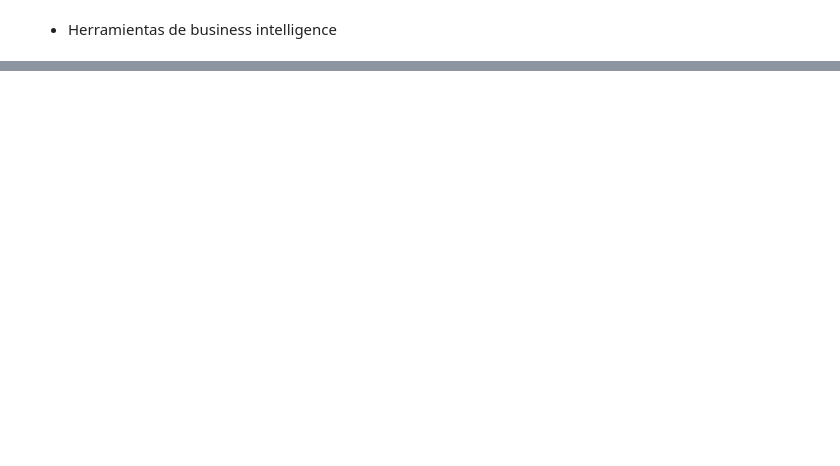
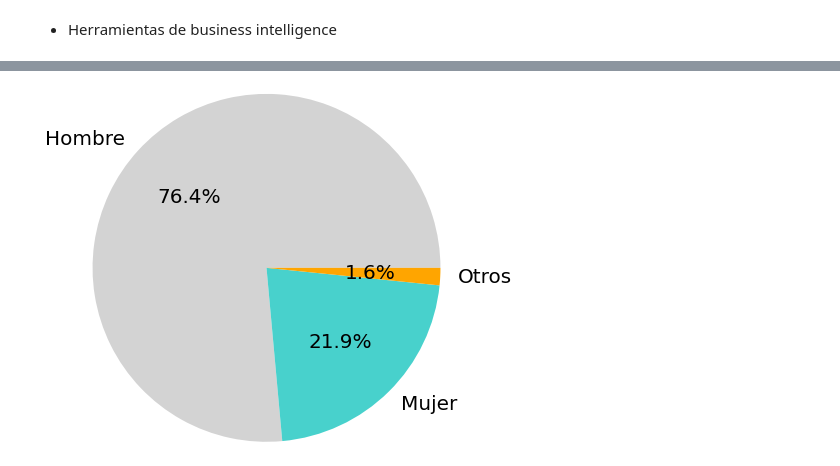
Before and after one commit to MaitaneP/adalab-da-modulo2-proyecto-equipo3, a Jupyter notebook: notebooks/4_visualizacion_datos.ipynb, the cells around one changed output, grey strips where cells are left out. Cells and saved outputs as stored; diff of their text form; code cells hidden in the pictures; blank space fills up the shorter version.

```diff
--- a/notebooks/4_visualizacion_datos.ipynb
+++ b/notebooks/4_visualizacion_datos.ipynb
@@ -515,0 +515,16 @@ plt.show();
+# %%
+data = {'gender': ['Hombre', 'Mujer', 'Otros'],
+        'count': [76.445024, 21.946980, 1.216862 + 0.217297 + 0.173837]}
+df_gender = pd.DataFrame(data)
+
+fig, ax = plt.subplots()
+
+colors = ['lightgrey', 'mediumturquoise', 'orange']
+
+ax.pie(df_gender['count'], labels = df_gender['gender'], radius = 2, colors=colors, autopct='%1.1f%%')
+
+plt.rcParams.update({'font.size': 20})
+
+plt.show()
+# %% [output]
+[figure, added]
```
Also changed, not shown: parts of 52 cells of this notebook, 14 other files.
